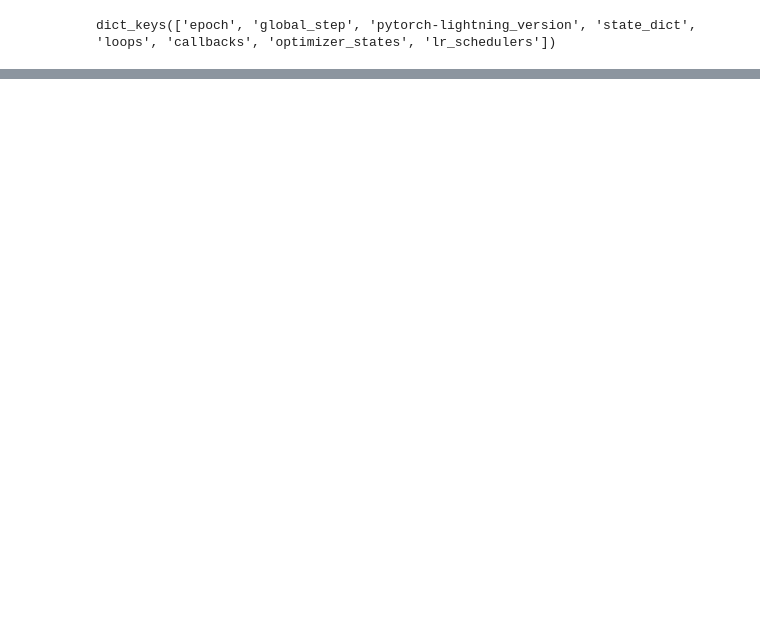
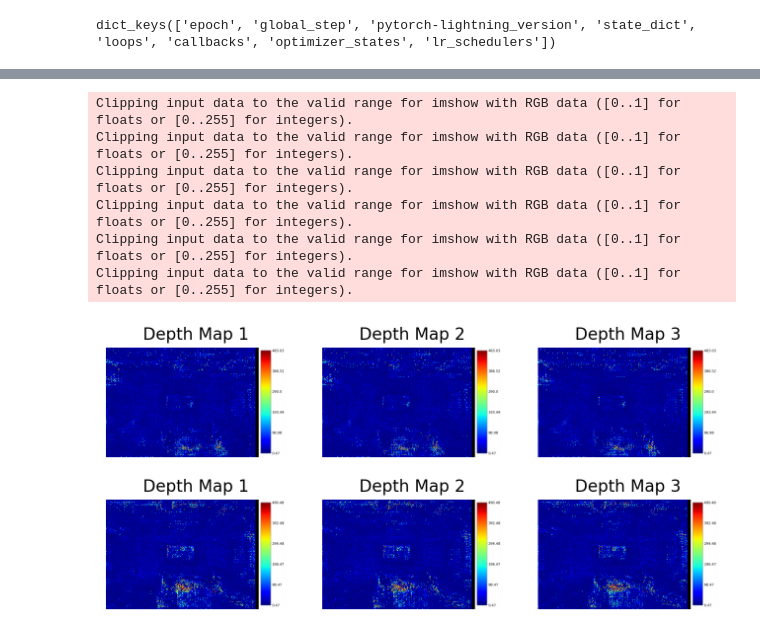
Before and after one commit to lifuguan/pixelsplat, a Jupyter notebook: goober.ipynb, the cells around one changed output, grey strips where cells are left out. Cells and saved outputs as stored; diff of their text form; code cells hidden in the pictures; blank space fills up the shorter version.

```diff
--- a/goober.ipynb
+++ b/goober.ipynb
@@ -20,0 +43,47 @@ torch.save(new_model,'./model_zoo/ibrnet.ckpt')
+# %%
+import numpy as np
+depths = np.load("outputs/depth_room.npy")
+depths = np.reshape(depths,(1,2,176,240,3))[0]
+# %%
+import torch
+single_depth1 = torch.from_numpy(depths[0,:,:,0])
+single_depth2 = torch.from_numpy(depths[0,:,:,1])
+single_depth3 = torch.from_numpy(depths[0,:,:,2])
+single_depth4 = torch.from_numpy(depths[1,:,:,0])
+single_depth5 = torch.from_numpy(depths[1,:,:,1])
+single_depth6 = torch.from_numpy(depths[1,:,:,2])
+# %%
+from utils_loc import img_HWC2CHW, colorize
+depth_img1 = img_HWC2CHW(colorize(single_depth1, cmap_name='jet', append_cbar=True)).permute(1,2,0)
+depth_img2 = img_HWC2CHW(colorize(single_depth2, cmap_name='jet', append_cbar=True)).permute(1,2,0)
+depth_img3 = img_HWC2CHW(colorize(single_depth3, cmap_name='jet', append_cbar=True)).permute(1,2,0)
+depth_img4 = img_HWC2CHW(colorize(single_depth4, cmap_name='jet', append_cbar=True)).permute(1,2,0)
+depth_img5 = img_HWC2CHW(colorize(single_depth5, cmap_name='jet', append_cbar=True)).permute(1,2,0)
+depth_img6 = img_HWC2CHW(colorize(single_depth6, cmap_name='jet', append_cbar=True)).permute(1,2,0)
+# %%
+import matplotlib.pyplot as plt
+
+# 创建一个6x1的子图布局
+fig, axes = plt.subplots(2, 3, figsize=(8, 12), dpi=200)
+
+# 遍历深度图数据并绘制子图
+axes[0,0].imshow(depth_img1, cmap='jet');axes[0,0].set_title(f'Depth Map {1}');axes[0,0].axis('off')
+axes[0,1].imshow(depth_img2, cmap='jet');axes[0,1].set_title(f'Depth Map {2}');axes[0,1].axis('off')
+axes[0,2].imshow(depth_img3, cmap='jet');axes[0,2].set_title(f'Depth Map {3}');axes[0,2].axis('off')
+axes[1,0].imshow(depth_img4, cmap='jet');axes[1,0].set_title(f'Depth Map {1}');axes[1,0].axis('off')
+axes[1,1].imshow(depth_img5, cmap='jet');axes[1,1].set_title(f'Depth Map {2}');axes[1,1].axis('off')
+axes[1,2].imshow(depth_img6, cmap='jet');axes[1,2].set_title(f'Depth Map {3}');axes[1,2].axis('off')
+
+# 调整子图之间的间距
+plt.subplots_adjust(hspace=-0.8)
+
+# 显示图形
+plt.show()
+# %% [output]
+Clipping input data to the valid range for imshow with RGB data ([0..1] for floats or [0..255] for integers).
+Clipping input data to the valid range for imshow with RGB data ([0..1] for floats or [0..255] for integers).
+Clipping input data to the valid range for imshow with RGB data ([0..1] for floats or [0..255] for integers).
+Clipping input data to the valid range for imshow with RGB data ([0..1] for floats or [0..255] for integers).
+Clipping input data to the valid range for imshow with RGB data ([0..1] for floats or [0..255] for integers).
+Clipping input data to the valid range for imshow with RGB data ([0..1] for floats or [0..255] for integers).
+[figure, added]
```
Also changed, not shown: parts of 8 cells of this notebook, 10 other files.
